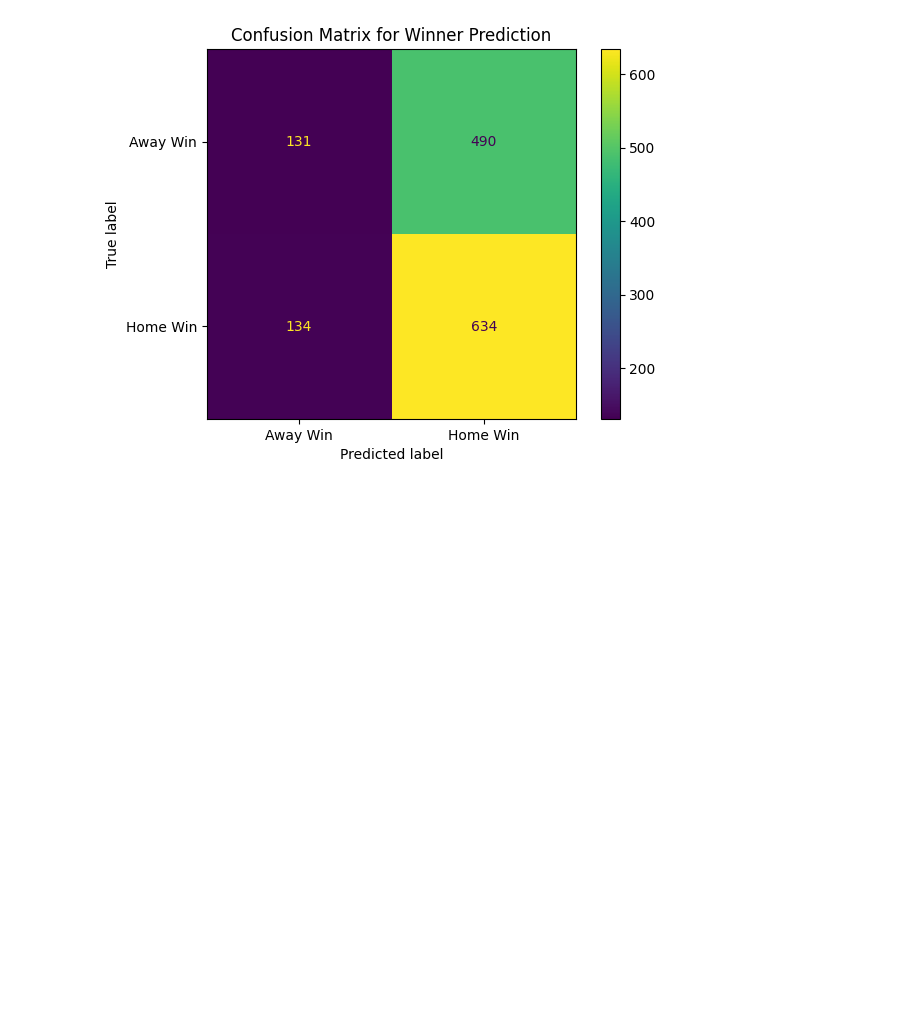
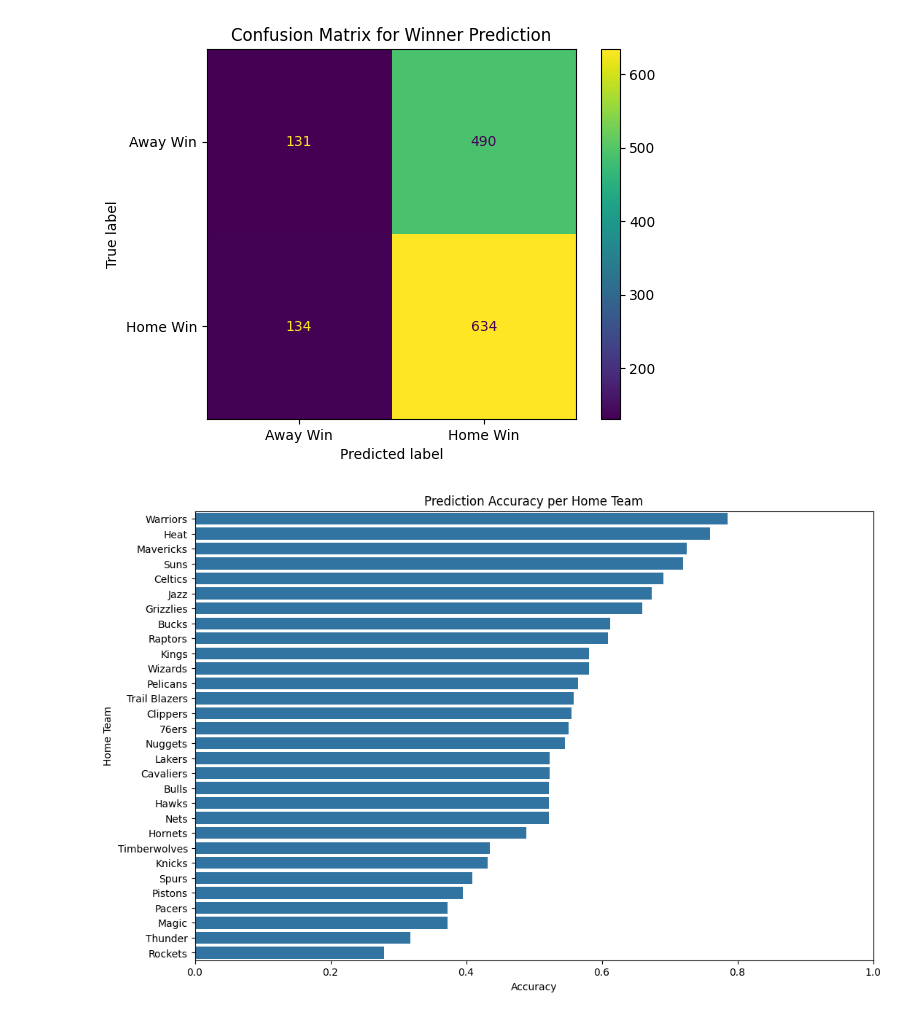
Before and after one commit to suhasp3/NBA-Betting-Model, a Jupyter notebook: model.ipynb, the cells around one changed output. Cells and saved outputs as stored; diff of their text form; code cells hidden in the pictures; blank space fills up the shorter version.

```diff
--- a/model.ipynb
+++ b/model.ipynb
@@ -214,3 +214,22 @@ plt.title('Confusion Matrix for Winner Prediction')
 plt.show()
 # %% [output]
 [figure]
+# %%
+# Group by home team and calculate accuracy
+team_accuracy = test_games.groupby('HOME_TEAM_NAME').apply(
+    lambda x: accuracy_score(x['HOME_TEAM_WINS'], x['HOME_TEAM_WINS_pred'])
+).reset_index(name='Accuracy')
+
+# Sort by accuracy
+team_accuracy = team_accuracy.sort_values(by='Accuracy', ascending=False)
+
+# Plot
+plt.figure(figsize=(12, 8))
+sns.barplot(data=team_accuracy, x='Accuracy', y='HOME_TEAM_NAME')
+plt.title('Prediction Accuracy per Home Team')
+plt.xlabel('Accuracy')
+plt.ylabel('Home Team')
+plt.xlim(0, 1)
+plt.show()
+# %% [output]
+[figure, added]
```
Also changed, not shown: 1 other file.
